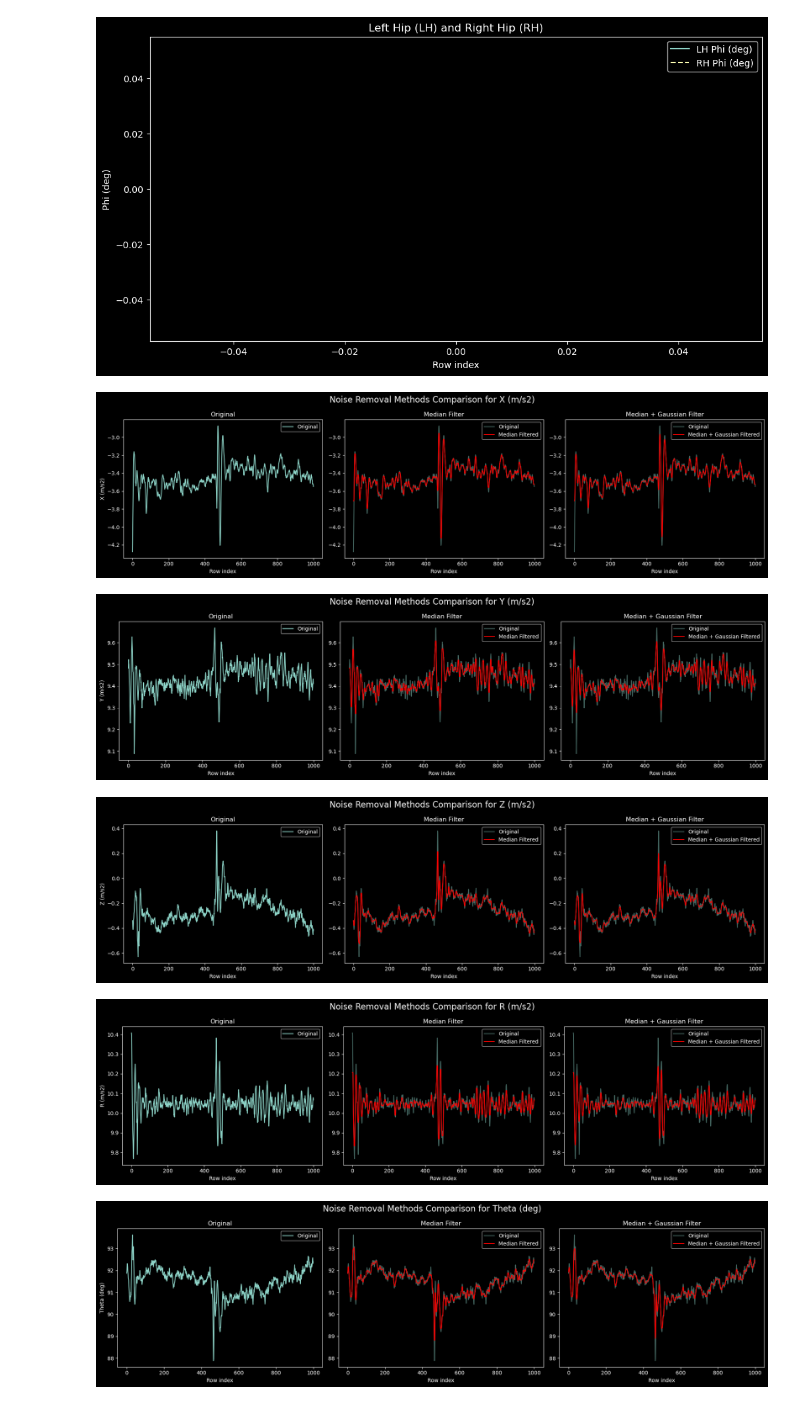
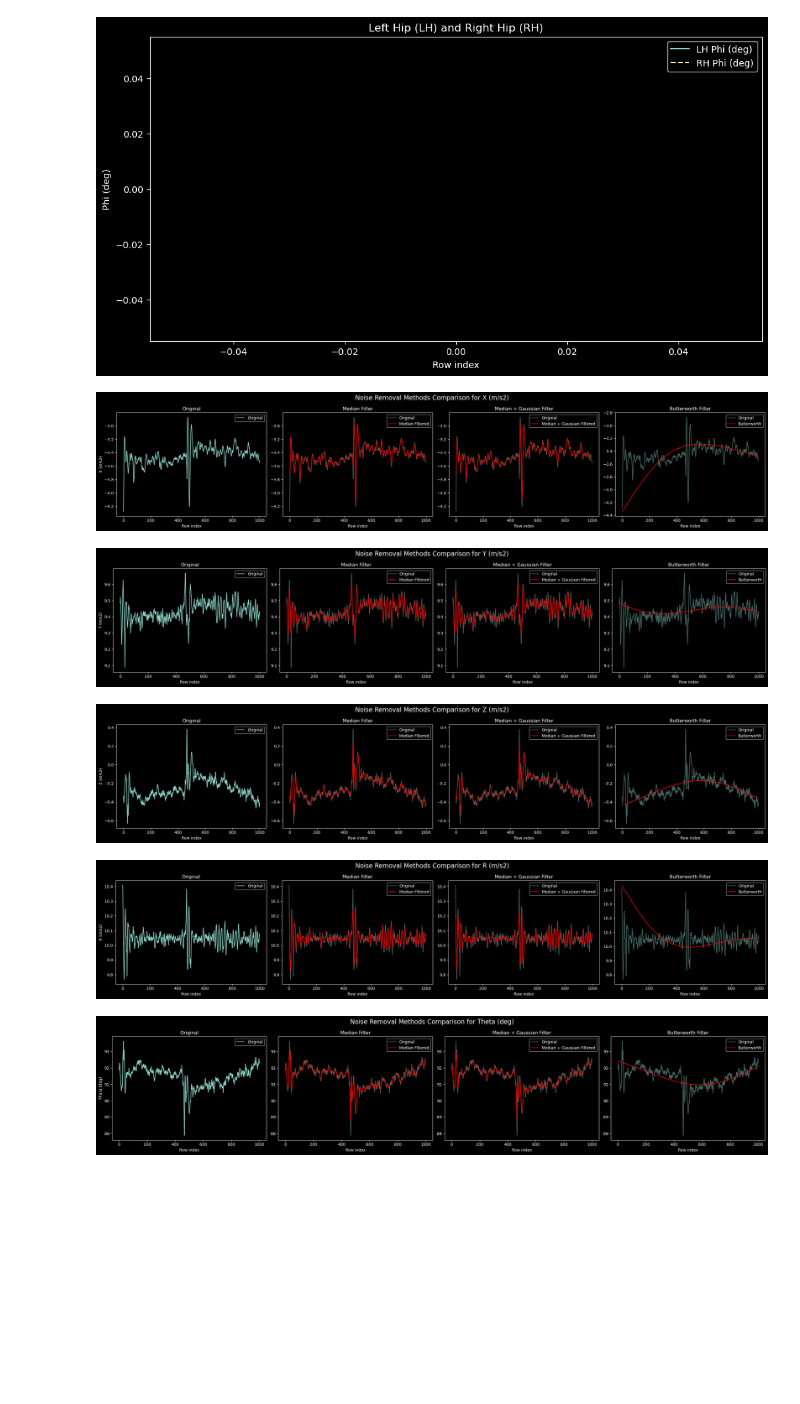
Before and after one commit to manoj1749/gait-research, a Jupyter notebook: plot.ipynb, the cells around one changed output. Cells and saved outputs as stored; diff of their text form; code cells hidden in the pictures; blank space fills up the shorter version.

```diff
--- a/plot.ipynb
+++ b/plot.ipynb
@@ -329,6 +329,20 @@ def gaussian_filter_custom(data, sigma):
 #     threshold = np.sqrt(2 * np.log(len(data))) * np.median(np.abs(coeffs[-level])) / 0.6745
 #     new_coeffs = [pywt.threshold(i, value=threshold, mode='soft') for i in coeffs]
 #     return pywt.waverec(new_coeffs, wavelet)
+
+from scipy.signal import butter, filtfilt
+
+def butterworth_filter(data, cutoff_frequency, sample_rate, order=4):
+    nyquist = 0.5 * sample_rate
+    normal_cutoff = cutoff_frequency / nyquist
+    b, a = butter(order, normal_cutoff, btype='low', analog=False)
+    filtered_data = filtfilt(b, a, data)
+    return filtered_data
+# %%
+# Parameters
+cutoff_frequency = 0.1  # Cutoff frequency in Hz
+sample_rate = 100       # Sample rate in Hz
+order = 4              # Order of the Butterworth filter
 # %%
 # Ensure the columns are numeric
 new_data = data['RK'].copy()
@@ -357,7 +371,7 @@ for column in columns_to_process:
 
      # Apply median filter
     new_data[f'{column}_median'] = median_filter(new_data[column], kernel_size=7)
-
+    new_data[f'{column}_butterworth'] = butterworth_filter(new_data[column], cutoff_frequency, sample_rate, order)
     # Apply Gaussian filter on the result of the median filter
     new_data[f'{column}_median_gaussian'] = gaussian_filter_custom(new_data[f'{column}_median'], sigma=1.2)
 
@@ -366,7 +380,8 @@ for column in columns_to_process:
     data_loss[column] = {
         'Median + Gaussian MAE': mean_absolute_error(new_data[column], new_data[f'{column}_median_gaussian']),
         'Median + Gaussian MSE': mean_squared_error(new_data[column], new_data[f'{column}_median_gaussian']),
-
+        'Butterworth MAE': mean_absolute_error(new_data[column], new_data[f'{column}_butterworth']),
+        'Butterworth MSE': mean_squared_error(new_data[column], new_data[f'{column}_butterworth']),
 
         # 'Moving Avg MAE': mean_absolute_error(new_data[column], new_data[f'{column}_moving_avg']),
         # 'Moving Avg MSE': mean_squared_error(new_data[column], new_data[f'{column}_moving_avg']),
@@ -383,40 +398,46 @@ for column in columns_to_process:
     }
     # Plot results
     def plot_comparison(data, column):
-        fig, axs = plt.subplots(1, 3, figsize=(18, 5))
+        fig, axs = plt.subplots(1, 4, figsize=(24, 5))
         fig.suptitle(f'Noise Removal Methods Comparison for {column}', fontsize=16)
 
         # Original
         axs[0].plot(data.index[:1000], data[column][:1000], label='Original')
         axs[0].set_title('Original')
         axs[0].set_xlabel('Row index')
         axs[0].set_ylabel(column)
 
         # Median Filter
         axs[1].plot(data.index[:1000], data[column][:1000], label='Original', alpha=0.5)
         axs[1].plot(data.index[:1000], data[f'{column}_median'][:1000], label='Median Filtered', color='red')
         axs[1].set_title('Median Filter')
         axs[1].set_xlabel('Row index')
 
         # Median + Gaussian Filter
         axs[2].plot(data.index[:1000], data[column][:1000], label='Original', alpha=0.5)
         axs[2].plot(data.index[:1000], data[f'{column}_median_gaussian'][:1000], label='Median + Gaussian Filtered', color='red')
         axs[2].set_title('Median + Gaussian Filter')
         axs[2].set_xlabel('Row index')
 
+        # Median Filter
+        axs[3].plot(data.index[:1000], data[column][:1000], label='Original', alpha=0.5)
+        axs[3].plot(data.index[:1000], data[f'{column}_butterworth'][:1000], label='Butterworth', color='red')
+        axs[3].set_title('Butterworth Filter')
+        axs[3].set_xlabel('Row index')
+
         for ax in axs:
             ax.legend()
 
         plt.tight_layout()
         plt.show()
 
     plot_comparison(new_data, column)
 # %% [output]
-[figure, old version]
+[figure, new version]
-[figure, old version]
+[figure, new version]
-[figure, old version]
+[figure, new version]
-[figure, old version]
+[figure, new version]
-[figure, old version]
+[figure, new version]
 # %%
 # Plot the results
 # def plot_comparison(data, label, column):
```
Also changed, not shown: parts of 2 cells of this notebook.
